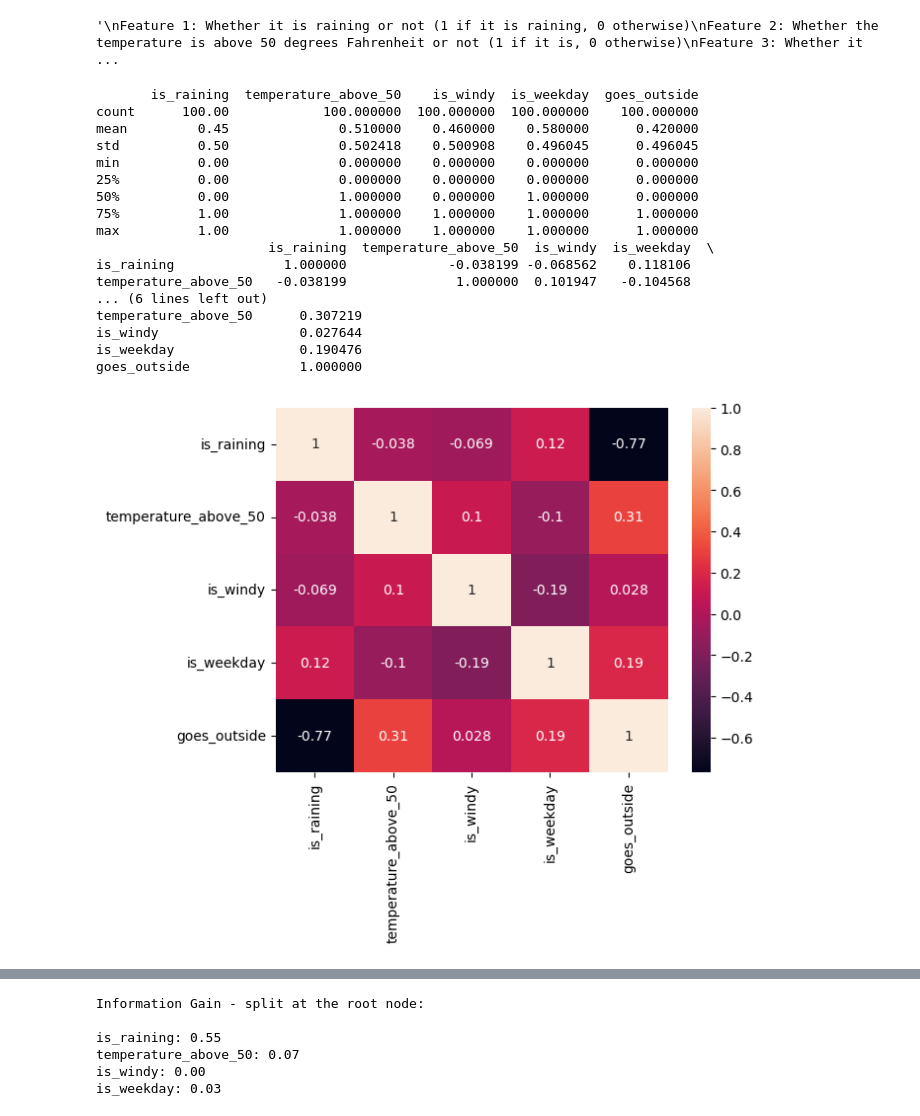
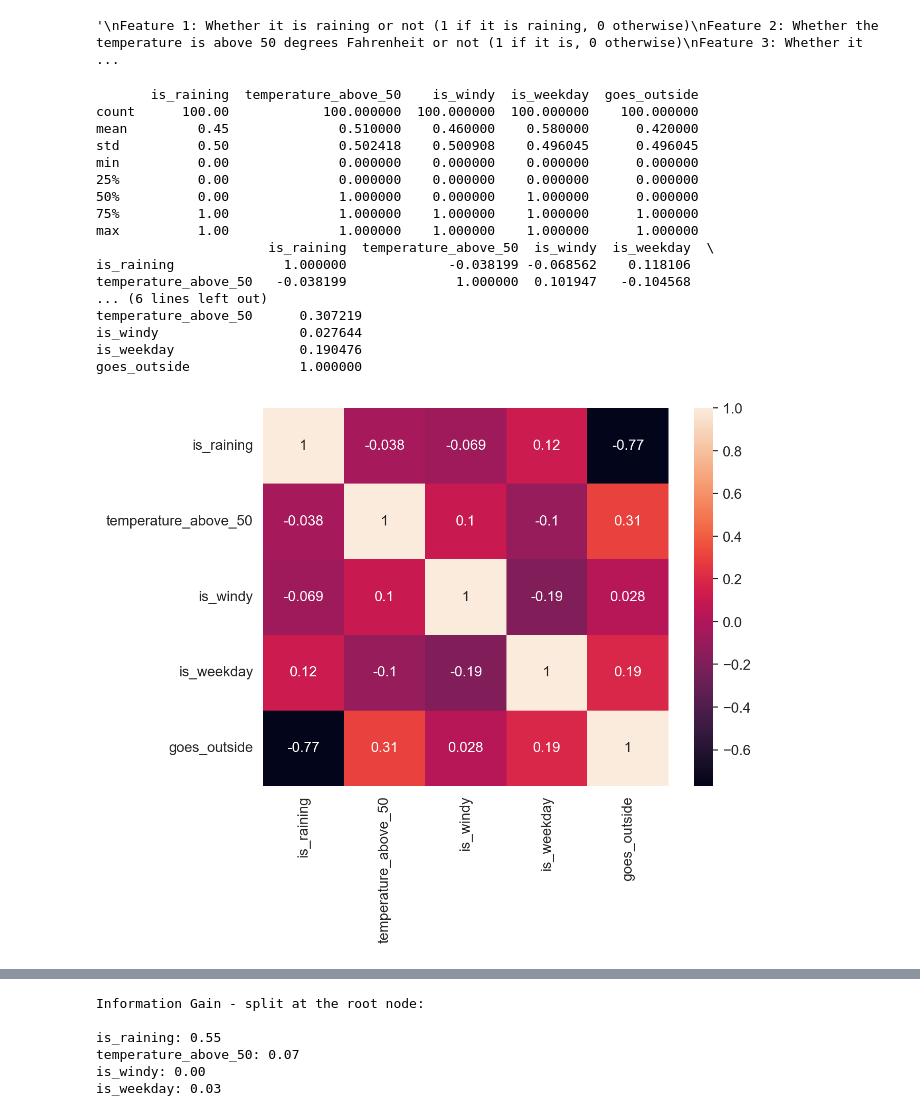
Before and after one commit to jayvatti/MLNotebookArchives, a Jupyter notebook: dTrees.ipynb, the cells around one changed output, grey strips where cells are left out. Cells and saved outputs as stored; diff of their text form; code cells hidden in the pictures.

```diff
--- a/dTrees.ipynb
+++ b/dTrees.ipynb
@@ -32,9 +32,10 @@ First 10 rows:
  [1. 0. 0. 1. 0.]]
 '\nFeature 1: Whether it is raining or not (1 if it is raining, 0 otherwise)\nFeature 2: Whether the temperature is above 50 degrees Fahrenheit or not (1 if it is, 0 otherwise)\nFeature 3: Whether it  ...
 # %%
-import pandas as pd
 import seaborn as sns
 import matplotlib.pyplot as plt
+
+plt.rcParams["figure.dpi"] = 200
 
 # loading the data
 df = pd.read_csv('data/outside.csv')
@@ -44,31 +45,31 @@ print(df.describe())
 
 # correlation matrix
 corr_matrix = df.corr()
 print(corr_matrix)
 
 # heatmap of the correlation matrix
 sns.heatmap(corr_matrix, annot=True)
 plt.show()
 
 # pairplot
 sns.pairplot(df)
 plt.show()
 # %% [output]
        is_raining  temperature_above_50    is_windy  is_weekday  goes_outside
 count      100.00            100.000000  100.000000  100.000000    100.000000
 mean         0.45              0.510000    0.460000    0.580000      0.420000
 std          0.50              0.502418    0.500908    0.496045      0.496045
 min          0.00              0.000000    0.000000    0.000000      0.000000
 25%          0.00              0.000000    0.000000    0.000000      0.000000
 50%          0.00              1.000000    0.000000    1.000000      0.000000
 75%          1.00              1.000000    1.000000    1.000000      1.000000
 max          1.00              1.000000    1.000000    1.000000      1.000000
                       is_raining  temperature_above_50  is_windy  is_weekday  \
 is_raining              1.000000             -0.038199 -0.068562    0.118106
 temperature_above_50   -0.038199              1.000000  0.101947   -0.104568
 ... (6 lines left out)
 temperature_above_50      0.307219
 is_windy                  0.027644
 is_weekday                0.190476
 goes_outside              1.000000
-[figure, old version]
+[figure, new version]
```
Also changed, not shown: parts of 31 cells of this notebook.
